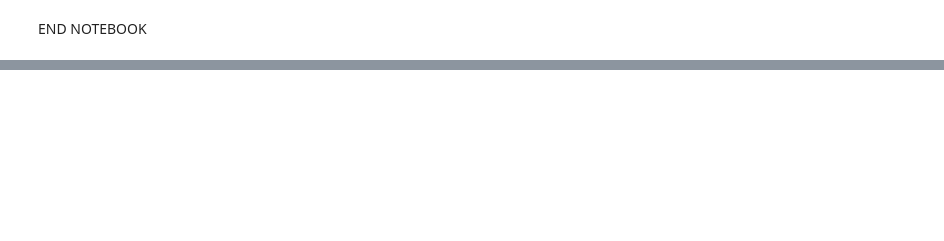
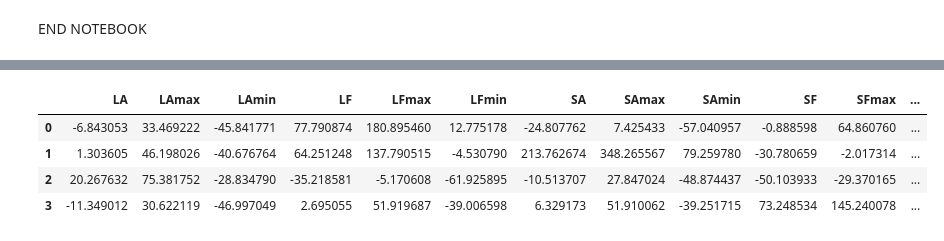
Before and after one commit to DayTimeChunks/LeachingSimulations, a Jupyter notebook: Metalaxyl Crop Soil 4 Events.ipynb, the cells around one changed output, grey strips where cells are left out. Drawn from its saved outputs; the diff is of its cells as text; code cells hidden in the pictures; blank space fills up the shorter version.

```diff
--- a/Metalaxyl Crop Soil 4 Events.ipynb
+++ b/Metalaxyl Crop Soil 4 Events.ipynb
@@ -627,0 +623,8 @@ END NOTEBOOK
+# %%
+Kd1_SF = output_pesti_params[soil_short]['Kd1']['SF']*10**3
+Kd1_SA = output_pesti_params[soil_short]['Kd1']['SA']*10**3
+Kd1_choice_sterile = [Kd1_SF, Kd1_SA]
+
+Kd1_LF = output_pesti_params[soil_short]['Kd1']['LF']*10**3
+Kd1_LA = output_pesti_params[soil_short]['Kd1']['LA']*10**3
+Kd1_choice_living = [Kd1_LF, Kd1_LA]
@@ -627,0 +715,8 @@ END NOTEBOOK
+# %%
+Kd2_SF = output_pesti_params[soil_short]['Kd2']['SF']*10**3
+Kd2_SA = output_pesti_params[soil_short]['Kd2']['SA']*10**3
+Kd2_choice_sterile = [Kd2_SF, Kd2_SA]
+
+Kd2_LF = output_pesti_params[soil_short]['Kd2']['LF']*10**3
+Kd2_LA = output_pesti_params[soil_short]['Kd2']['LA']*10**3
+Kd2_choice_living = [Kd2_LF, Kd2_LA]
@@ -627,0 +805,2 @@ END NOTEBOOK
+# %%
+initial_condition = 'min'
@@ -627,0 +933,22 @@ END NOTEBOOK
+# %%
+min_living_2nd = pest_Kd_choice(
+    Kd2_choice_living,
+    x,
+    initial_condition,
+    pest_dict_L_2nd,
+    pb_i2, pb_f2,
+    percol_data2, runoff_data2,
+    time_sizes2,
+    area, soil_height2,
+    d, runoff_vel,
+    soil,
+    isFirstCycle = False,
+    isLiving = True)
+
+output_pesti_params = extract_goodness_maxmin(
+        min_sterile_2nd,
+        initial_condition,
+        output_pesti_params,
+        soil_short,
+        isLiving = True,
+        isFirstCycle = False)
@@ -627,0 +975,8 @@ END NOTEBOOK
+# %%
+pd.DataFrame.from_dict(output_pesti_params[soil_short]['Err1'], orient='columns')
+# %% [output]
+|  | LA | LAmax | LAmin | LF | LFmax | LFmin | SA | SAmax | SAmin | SF | SFmax | ... |
+| 0 | -6.843053 | 33.469222 | -45.841771 | 77.790874 | 180.895460 | 12.775178 | -24.807762 | 7.425433 | -57.040957 | -0.888598 | 64.860760 | ... |
+| 1 | 1.303605 | 46.198026 | -40.676764 | 64.251248 | 137.790515 | -4.530790 | 213.762674 | 348.265567 | 79.259780 | -30.780659 | -2.017314 | ... |
+| 2 | 20.267632 | 75.381752 | -28.834790 | -35.218581 | -5.170608 | -61.925895 | -10.513707 | 27.847024 | -48.874437 | -50.103933 | -29.370165 | ... |
+| 3 | -11.349012 | 30.622119 | -46.997049 | 2.695055 | 51.919687 | -39.006598 | 6.329173 | 51.910062 | -39.251715 | 73.248534 | 145.240078 | ... |
```
Also changed, not shown: parts of 24 cells of this notebook, 3 other files.
